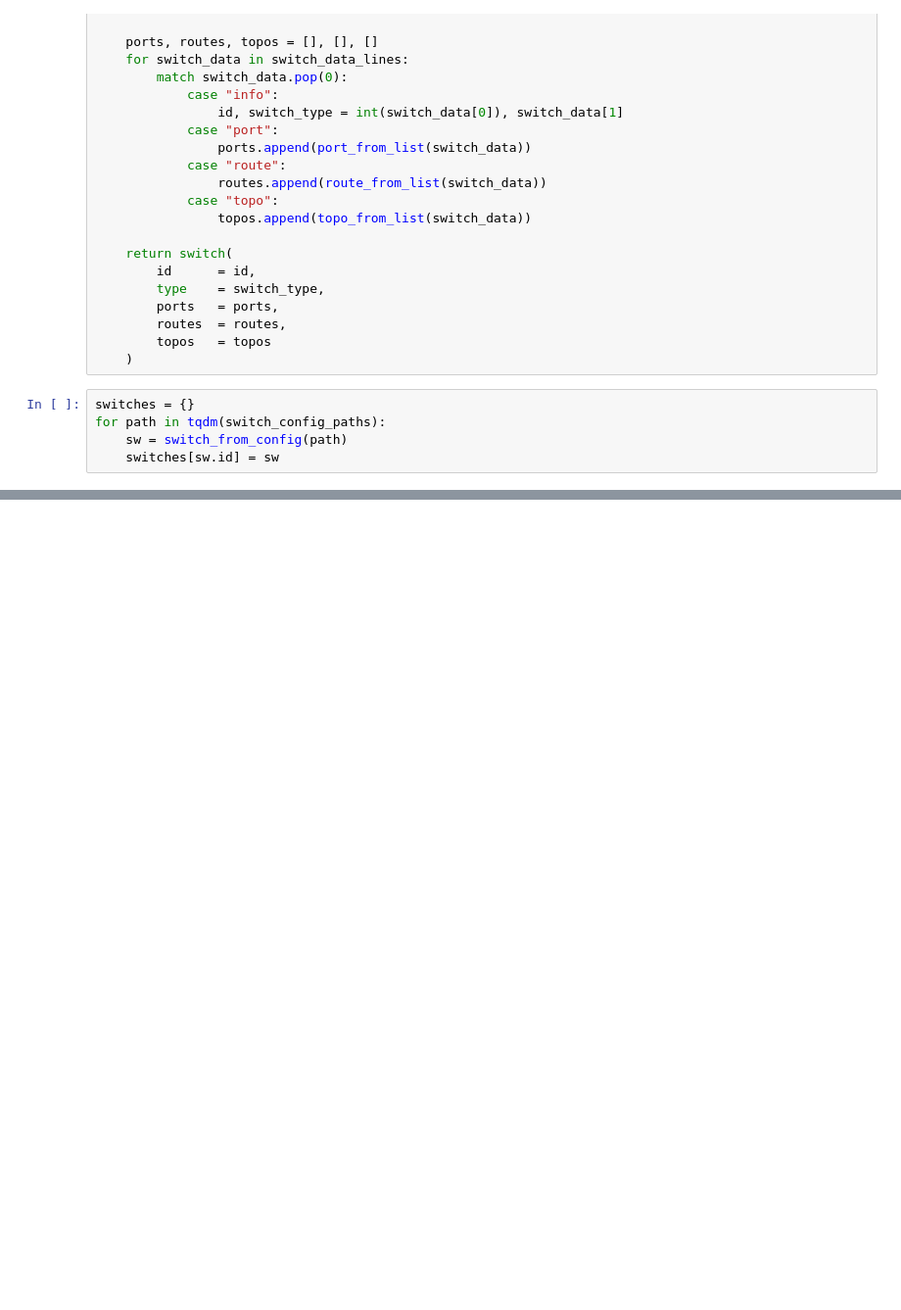
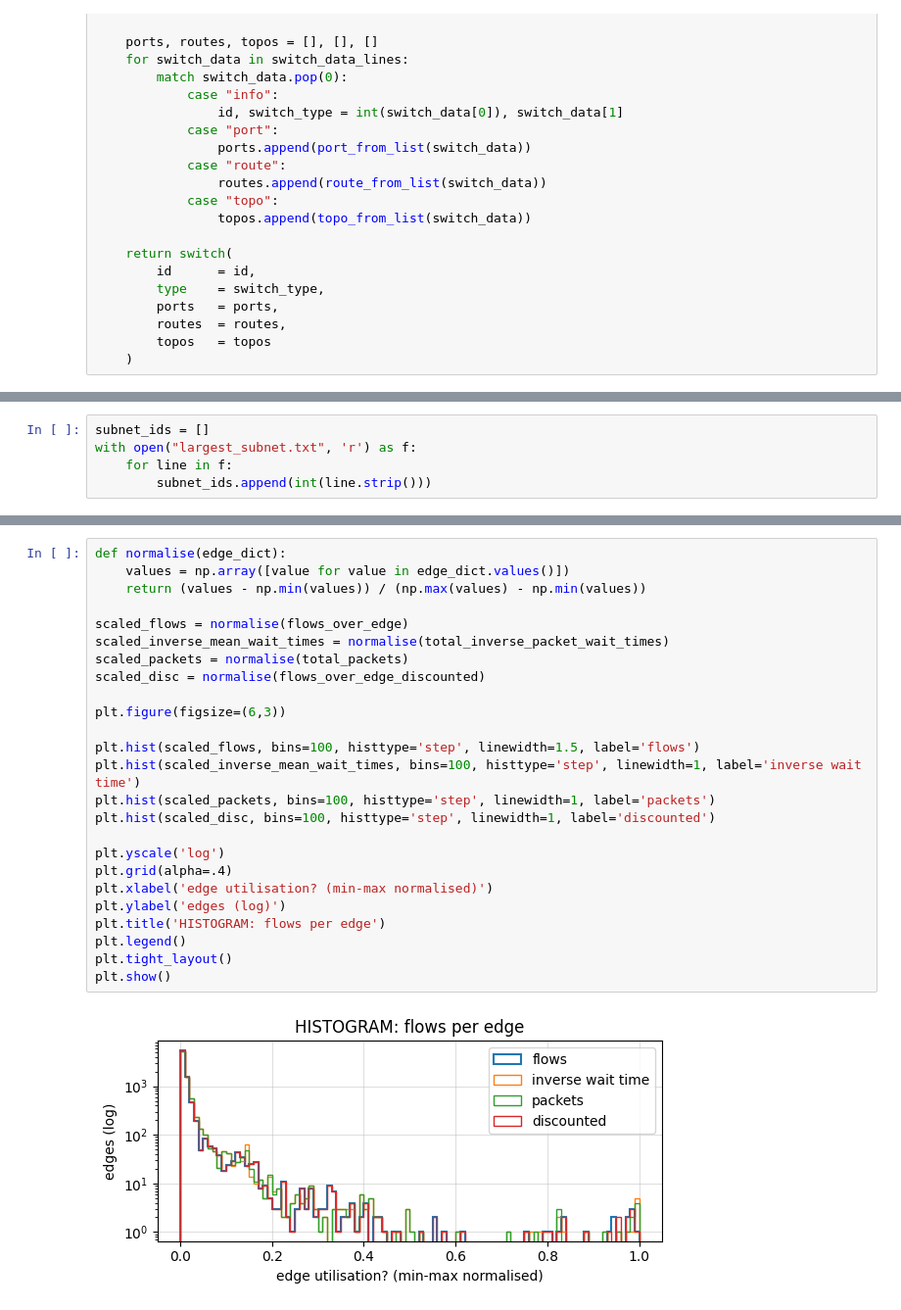
Before and after one commit to network-digital-twin/experiment-utils, a Jupyter notebook: src/partition_processing.ipynb, the cells around one changed output, grey strips where cells are left out. Shown: that part at 98% size. Saved outputs shown, nothing was run; the diff lists cells and outputs as text; blank space fills up the shorter version.

```diff
--- a/src/partition_processing.ipynb
+++ b/src/partition_processing.ipynb
@@ -69,8 +99,3 @@ def switch_from_config(conf):
         routes  = routes,
         topos   = topos
     )
-# %%
-switches = {}
-for path in tqdm(switch_config_paths):
-    sw = switch_from_config(path)
-    switches[sw.id] = sw
@@ -168,0 +102,5 @@ ValueError: max() iterable argument is empty
+# %%
+subnet_ids = []
+with open("largest_subnet.txt", 'r') as f:
+    for line in f:
+        subnet_ids.append(int(line.strip()))
@@ -168,0 +347,27 @@ ValueError: max() iterable argument is empty
+# %%
+def normalise(edge_dict):
+    values = np.array([value for value in edge_dict.values()])
+    return (values - np.min(values)) / (np.max(values) - np.min(values))
+
+scaled_flows = normalise(flows_over_edge)
+scaled_inverse_mean_wait_times = normalise(total_inverse_packet_wait_times)
+scaled_packets = normalise(total_packets)
+scaled_disc = normalise(flows_over_edge_discounted)
+
+plt.figure(figsize=(6,3))
+
+plt.hist(scaled_flows, bins=100, histtype='step', linewidth=1.5, label='flows')
+plt.hist(scaled_inverse_mean_wait_times, bins=100, histtype='step', linewidth=1, label='inverse wait time')
+plt.hist(scaled_packets, bins=100, histtype='step', linewidth=1, label='packets')
+plt.hist(scaled_disc, bins=100, histtype='step', linewidth=1, label='discounted')
+
+plt.yscale('log')
+plt.grid(alpha=.4)
+plt.xlabel('edge utilisation? (min-max normalised)')
+plt.ylabel('edges (log)')
+plt.title('HISTOGRAM: flows per edge')
+plt.legend()
+plt.tight_layout()
+plt.show()
+# %% [output]
+[figure, added]
```
Also changed, not shown: parts of 25 cells of this notebook, 14 other files.
